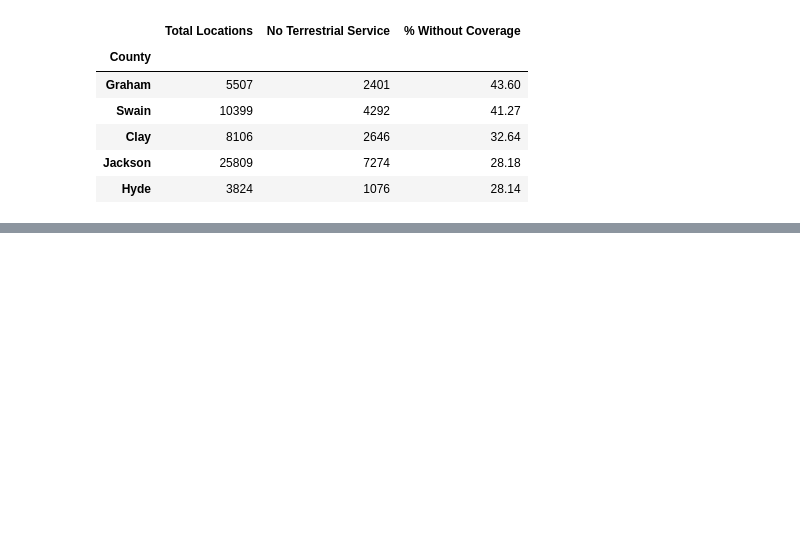
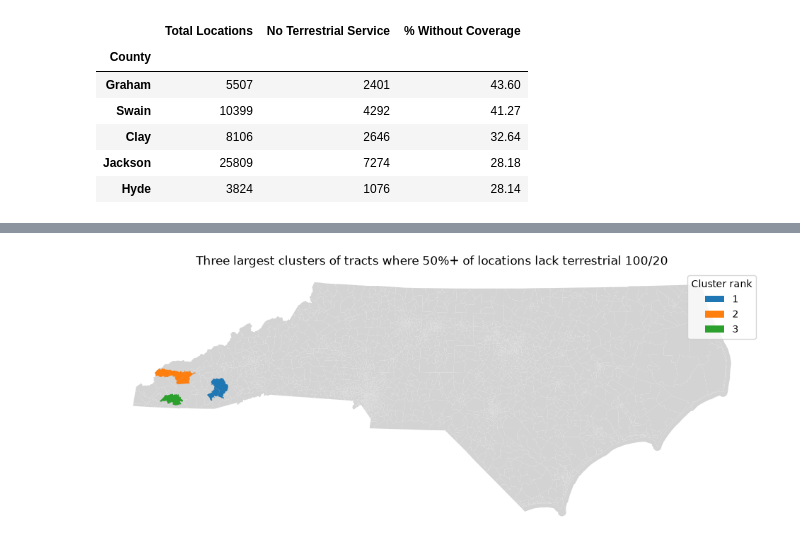
Before and after one commit to lithum-seneviratne/nc-broadband-internet-coverage, a Jupyter notebook: notebook.ipynb, the cells around one changed output, grey strips where cells are left out. Saved outputs shown, nothing was run; the diff lists cells and outputs as text; code cells hidden in the pictures; blank space fills up the shorter version.

```diff
--- a/notebook.ipynb
+++ b/notebook.ipynb
@@ -179,0 +180,16 @@ flagged_clusters.head()
+# %%
+flagged_clusters["Rank"] = range(1, len(flagged_clusters) + 1)
+rank_of = dict(zip(flagged_clusters["Cluster"], flagged_clusters["Rank"]))
+flagged["Rank"] = flagged["Cluster"].map(rank_of)
+
+fig, ax = plt.subplots(figsize=(12,6))
+map.plot(ax=ax, color="lightgray")
+flagged.plot(ax=ax, color="darkgray")
+top3 = flagged[flagged["Rank"] <= 3]
+top3.plot(ax=ax, column="Rank", categorical=True, legend=True, legend_kwds={"title": "Cluster rank"})
+
+ax.set_axis_off()
+ax.set_title(f"Three largest clusters of tracts where {threshold}%+ of locations lack terrestrial 100/20")
+fig.savefig(f"results/top3_clusters_{threshold}pct.png", dpi=150, bbox_inches="tight")
+# %% [output]
+[figure, added]
```
Also changed, not shown: parts of 7 cells of this notebook.
